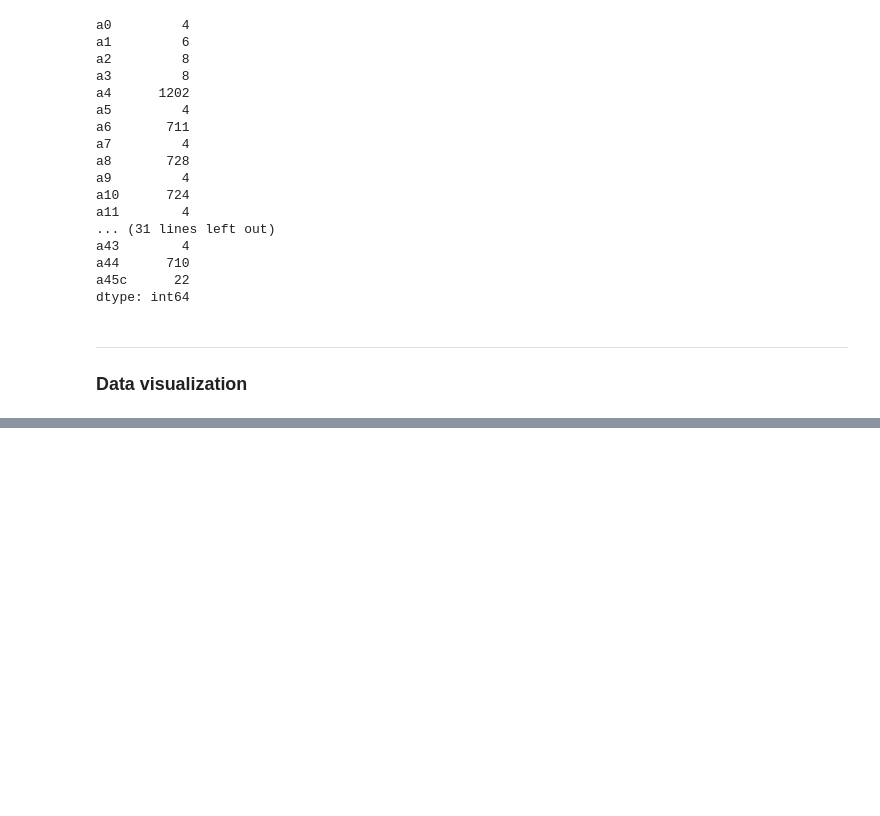
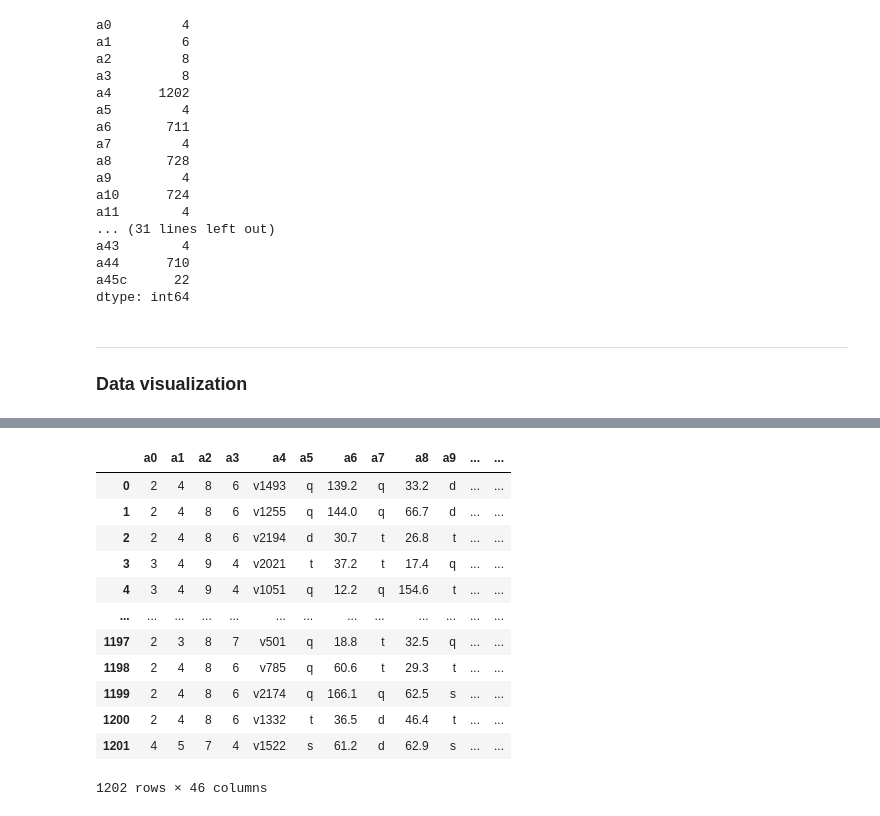
Before and after one commit to anaterovic/TFRTML, a Jupyter notebook: prep.ipynb, the cells around one changed output, grey strips where cells are left out. Cells and saved outputs as stored; diff of their text form; code cells hidden in the pictures; blank space fills up the shorter version.

```diff
--- a/prep.ipynb
+++ b/prep.ipynb
@@ -92,0 +99,43 @@ array([[<AxesSubplot:title={'center':'a0'}>,
+# %%
+df_reduced = df.copy()
+# %%
+#for each sample of the dataset
+col_names = df_reduced.columns
+for i in tqdm(range(len(df_reduced))):
+
+    for j in range (len(col_names)):
+
+        if df_reduced[col_names[j]][i] == 's' and df_reduced[col_names[j+1]][i] >= 64.5 and df_reduced[col_names[j+1]][i] <= 95:
+            df_reduced[col_names[j]][i] = 'd'
+
+        if df_reduced[col_names[j]][i] == 's' and df_reduced[col_names[j+1]][i] >= 96 and df_reduced[col_names[j+1]][i] <= 114:
+            df_reduced[col_names[j]][i] = 't'
+
+        if df_reduced[col_names[j]][i] == 's' and df_reduced[col_names[j+1]][i] >= 115 and df_reduced[col_names[j+1]][i] <= 165:
+            df_reduced[col_names[j]][i] = 'd'
+
+        if df_reduced[col_names[j]][i] == 's' and df_reduced[col_names[j+1]][i] >= 165 and df_reduced[col_names[j+1]][i] <= 188:
+            df_reduced[col_names[j]][i] = 'q'
+
+        if df_reduced[col_names[j]][i] == 's' and df_reduced[col_names[j+1]][i] >= 188 and df_reduced[col_names[j+1]][i] <= math.inf:
+            df_reduced[col_names[j]][i] = 't'
+
+
+        if df_reduced[col_names[j]][i] == 'd' and df_reduced[col_names[j+1]][i] >= 64.5 and df_reduced[col_names[j+1]][i] <= 95:
+            df_reduced[col_names[j]][i] = 't'
+
+        if df_reduced[col_names[j]][i] == 'd' and df_reduced[col_names[j+1]][i] >= 105 and df_reduced[col_names[j+1]][i] <= 180:
+            df_reduced[col_names[j]][i] = 't'
+
+        if df_reduced[col_names[j]][i] == 'd' and df_reduced[col_names[j+1]][i] >= 96 and df_reduced[col_names[j+1]][i] <= 104:
+            df_reduced[col_names[j]][i] = 'q'
+
+        if df_reduced[col_names[j]][i] == 'd' and df_reduced[col_names[j+1]][i] >= 180 and df_reduced[col_names[j+1]][i] <= math.inf:
+            df_reduced[col_names[j]][i] = 'q'
+
+
+        if df_reduced[col_names[j]][i] == 't' and df_reduced[col_names[j+1]][i] >= 59 and df_reduced[col_names[j+1]][i] <= 90:
+            df_reduced[col_names[j]][i] = 'q'
+
+        if df_reduced[col_names[j]][i] == 't' and df_reduced[col_names[j+1]][i] >= 90 and df_reduced[col_names[j+1]][i] <= math.inf:
+            df_reduced[col_names[j]][i] = 'q'
@@ -92,0 +159,16 @@ array([[<AxesSubplot:title={'center':'a0'}>,
+# %%
+df_reduced
+# %% [output]
+|  | a0 | a1 | a2 | a3 | a4 | a5 | a6 | a7 | a8 | a9 | ... | ... |
+| 0 | 2 | 4 | 8 | 6 | v1493 | q | 139.2 | q | 33.2 | d | ... | ... |
+| 1 | 2 | 4 | 8 | 6 | v1255 | q | 144.0 | q | 66.7 | d | ... | ... |
+| 2 | 2 | 4 | 8 | 6 | v2194 | d | 30.7 | t | 26.8 | t | ... | ... |
+| 3 | 3 | 4 | 9 | 4 | v2021 | t | 37.2 | t | 17.4 | q | ... | ... |
+| 4 | 3 | 4 | 9 | 4 | v1051 | q | 12.2 | q | 154.6 | t | ... | ... |
+| ... | ... | ... | ... | ... | ... | ... | ... | ... | ... | ... | ... | ... |
+| 1197 | 2 | 3 | 8 | 7 | v501 | q | 18.8 | t | 32.5 | q | ... | ... |
+| 1198 | 2 | 4 | 8 | 6 | v785 | q | 60.6 | t | 29.3 | t | ... | ... |
+| 1199 | 2 | 4 | 8 | 6 | v2174 | q | 166.1 | q | 62.5 | s | ... | ... |
+| 1200 | 2 | 4 | 8 | 6 | v1332 | t | 36.5 | d | 46.4 | t | ... | ... |
+| 1201 | 4 | 5 | 7 | 4 | v1522 | s | 61.2 | d | 62.9 | s | ... | ... |
+1202 rows × 46 columns
```
Also changed, not shown: parts of 5 cells of this notebook.
